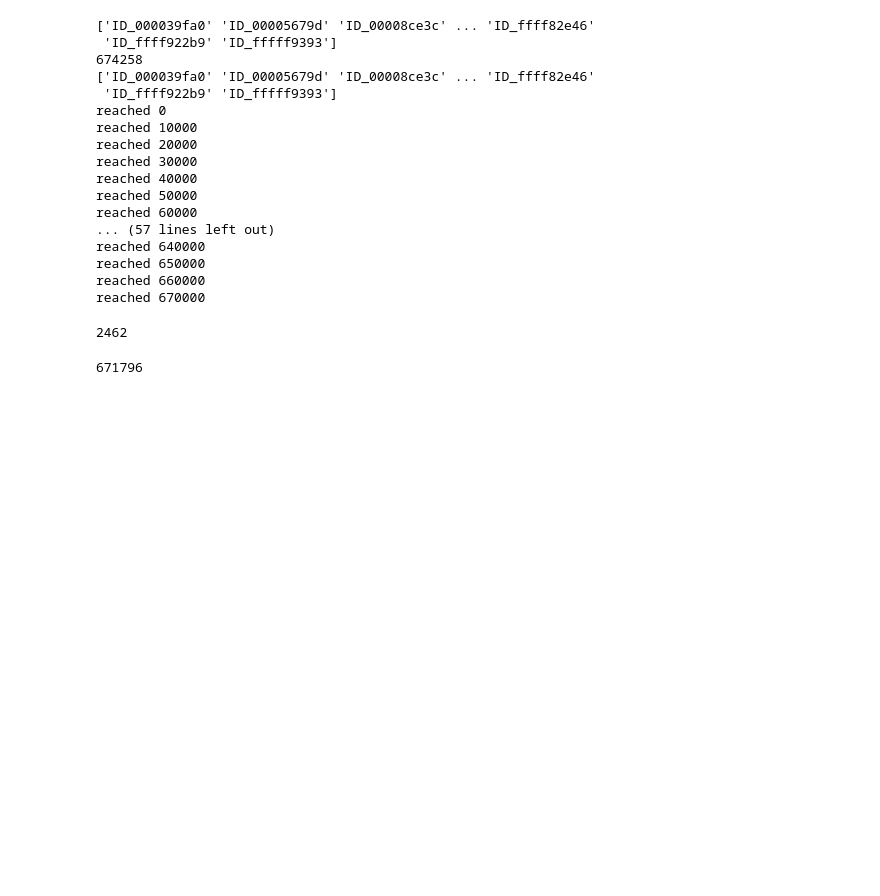
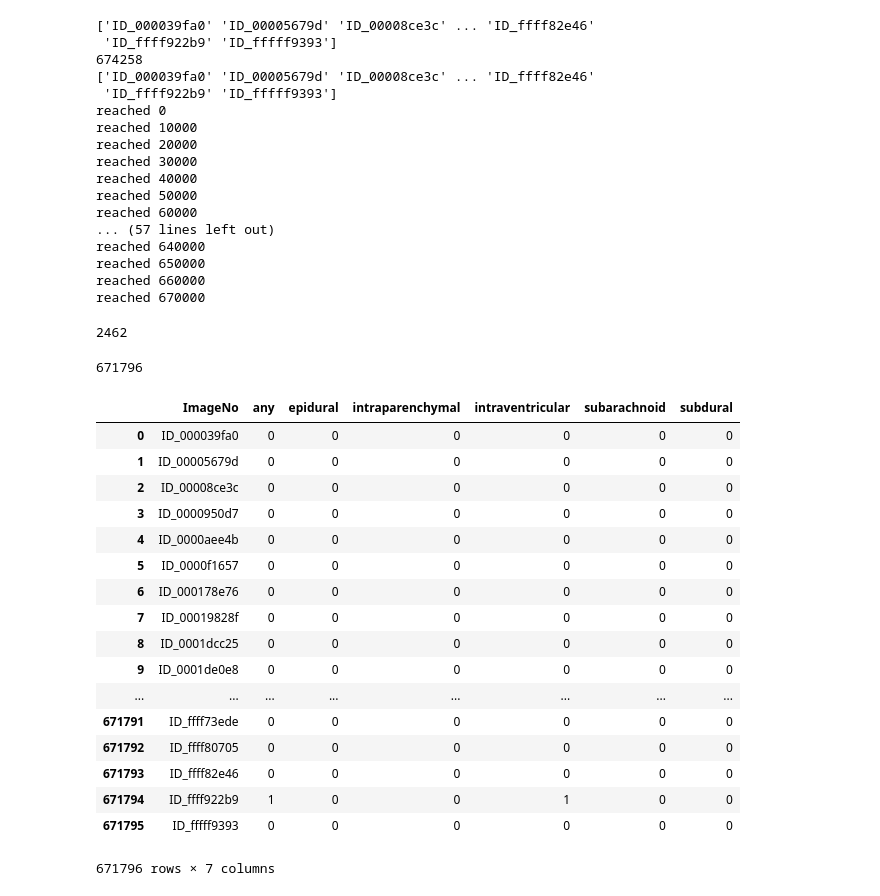
Before and after one commit to Amalicia/lovelace, a Jupyter notebook: notebooks/modify_labels.ipynb, the cells around one changed output. Cells and saved outputs as stored; diff of their text form; code cells hidden in the pictures; blank space fills up the shorter version.

```diff
--- a/notebooks/modify_labels.ipynb
+++ b/notebooks/modify_labels.ipynb
@@ -118,3 +118,26 @@ df.drop(index=bad_rows, inplace=True)
 print(len(df.index))
 # %% [output]
 671796
+# %%
+df = pd.read_csv('../data/processed/train_labels.csv', index_col=False)
+
+df
+# %% [output]
+|  | ImageNo | any | epidural | intraparenchymal | intraventricular | subarachnoid | subdural |
+| 0 | ID_000039fa0 | 0 | 0 | 0 | 0 | 0 | 0 |
+| 1 | ID_00005679d | 0 | 0 | 0 | 0 | 0 | 0 |
+| 2 | ID_00008ce3c | 0 | 0 | 0 | 0 | 0 | 0 |
+| 3 | ID_0000950d7 | 0 | 0 | 0 | 0 | 0 | 0 |
+| 4 | ID_0000aee4b | 0 | 0 | 0 | 0 | 0 | 0 |
+| 5 | ID_0000f1657 | 0 | 0 | 0 | 0 | 0 | 0 |
+| 6 | ID_000178e76 | 0 | 0 | 0 | 0 | 0 | 0 |
+| 7 | ID_00019828f | 0 | 0 | 0 | 0 | 0 | 0 |
+| 8 | ID_0001dcc25 | 0 | 0 | 0 | 0 | 0 | 0 |
+| 9 | ID_0001de0e8 | 0 | 0 | 0 | 0 | 0 | 0 |
+| ... | ... | ... | ... | ... | ... | ... | ... |
+| 671791 | ID_ffff73ede | 0 | 0 | 0 | 0 | 0 | 0 |
+| 671792 | ID_ffff80705 | 0 | 0 | 0 | 0 | 0 | 0 |
+| 671793 | ID_ffff82e46 | 0 | 0 | 0 | 0 | 0 | 0 |
+| 671794 | ID_ffff922b9 | 1 | 0 | 0 | 1 | 0 | 0 |
+| 671795 | ID_fffff9393 | 0 | 0 | 0 | 0 | 0 | 0 |
+671796 rows × 7 columns
```
Also changed, not shown: 2 other files.
